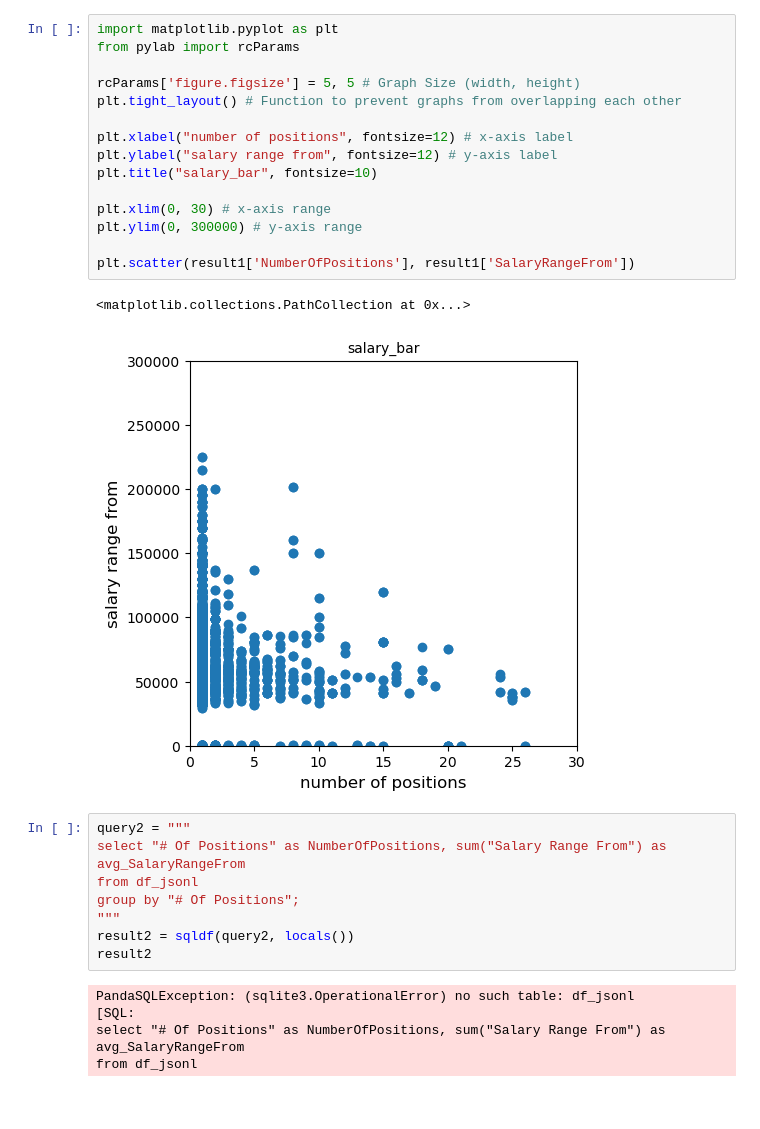
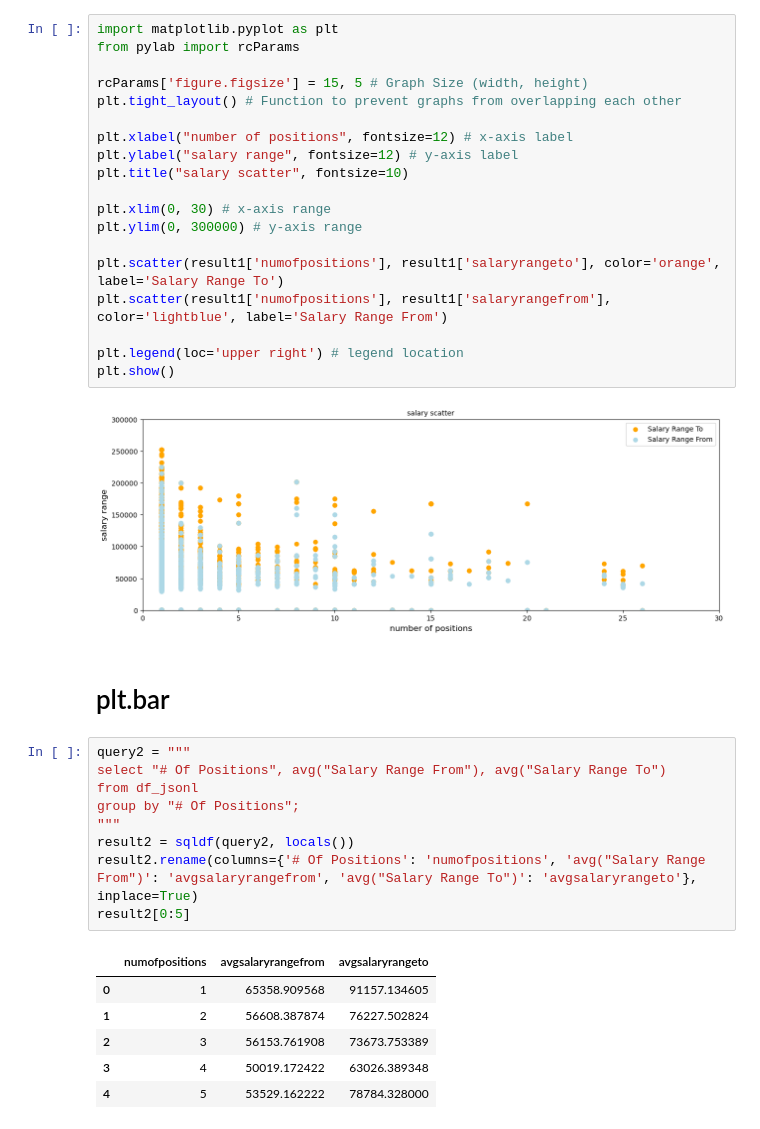
Before and after one commit to dfirst-education/sample, a Jupyter notebook: 5.0_plt_axe.ipynb, the cells around one changed output. Cells and saved outputs as stored; diff of their text form; blank space fills up the shorter version.

```diff
--- a/5.0_plt_axe.ipynb
+++ b/5.0_plt_axe.ipynb
@@ -42,31 +39,39 @@ result1
 # %%
 import matplotlib.pyplot as plt
 from pylab import rcParams
 
-rcParams['figure.figsize'] = 5, 5 # Graph Size (width, height)
+rcParams['figure.figsize'] = 15, 5 # Graph Size (width, height)
 plt.tight_layout() # Function to prevent graphs from overlapping each other
 
 plt.xlabel("number of positions", fontsize=12) # x-axis label
-plt.ylabel("salary range from", fontsize=12) # y-axis label
-plt.title("salary_bar", fontsize=10)
+plt.ylabel("salary range", fontsize=12) # y-axis label
+plt.title("salary scatter", fontsize=10)
 
 plt.xlim(0, 30) # x-axis range
 plt.ylim(0, 300000) # y-axis range
 
-plt.scatter(result1['NumberOfPositions'], result1['SalaryRangeFrom'])
+plt.scatter(result1['numofpositions'], result1['salaryrangeto'], color='orange', label='Salary Range To')
+plt.scatter(result1['numofpositions'], result1['salaryrangefrom'], color='lightblue', label='Salary Range From')
+
+plt.legend(loc='upper right') # legend location
+plt.show()
 # %% [output]
-<matplotlib.collections.PathCollection at 0x...>
-[figure, old version]
+[figure, new version]
+# %% [markdown]
+# plt.bar
 # %%
 query2 = """
-select "# Of Positions" as NumberOfPositions, sum("Salary Range From") as avg_SalaryRangeFrom
+select "# Of Positions", avg("Salary Range From"), avg("Salary Range To")
 from df_jsonl
 group by "# Of Positions";
 """
 result2 = sqldf(query2, locals())
-result2
+result2.rename(columns={'# Of Positions': 'numofpositions', 'avg("Salary Range From")': 'avgsalaryrangefrom', 'avg("Salary Range To")': 'avgsalaryrangeto'}, inplace=True)
+result2[0:5]
 # %% [output]
-PandaSQLException: (sqlite3.OperationalError) no such table: df_jsonl
-[SQL:
-select "# Of Positions" as NumberOfPositions, sum("Salary Range From") as avg_SalaryRangeFrom
-from df_jsonl
+|  | numofpositions | avgsalaryrangefrom | avgsalaryrangeto |
+| 0 | 1 | 65358.909568 | 91157.134605 |
+| 1 | 2 | 56608.387874 | 76227.502824 |
+| 2 | 3 | 56153.761908 | 73673.753389 |
+| 3 | 4 | 50019.172422 | 63026.389348 |
+| 4 | 5 | 53529.162222 | 78784.328000 |
```
Also changed, not shown: parts of 14 cells of this notebook.
